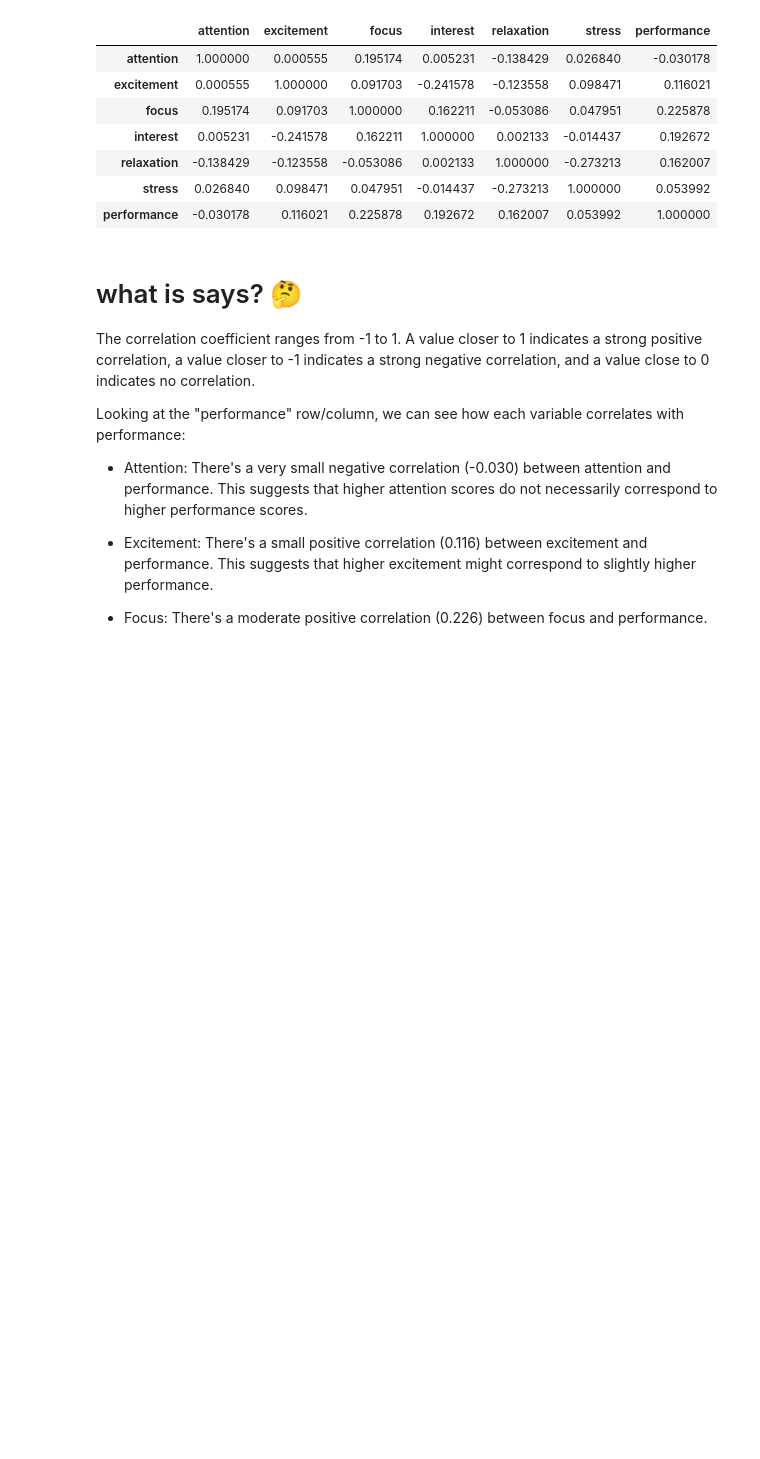
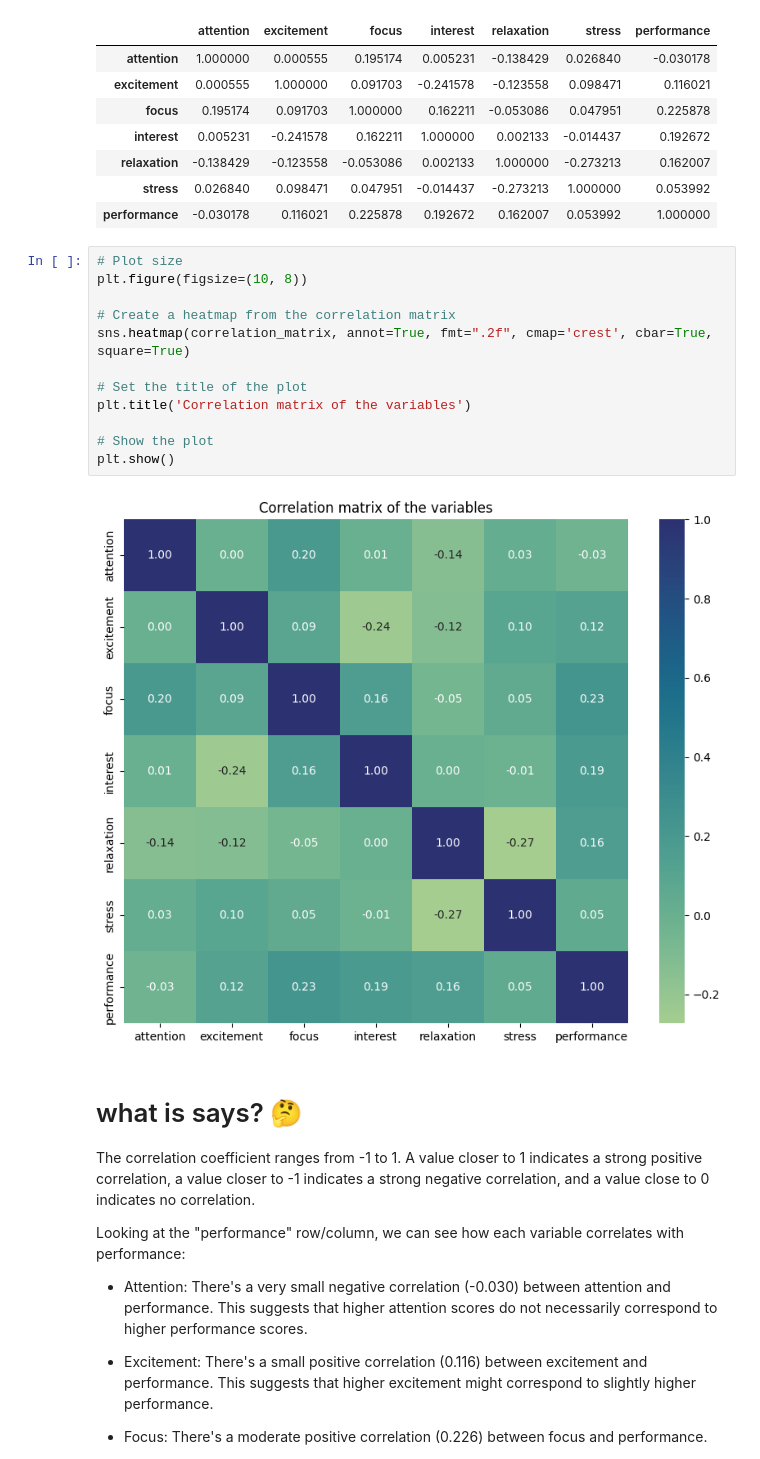
Before and after one commit to Darkandpure/Machine_learning-, a Jupyter notebook: Analysis_nema.ipynb, the cells around one changed output. Saved outputs shown, nothing was run; the diff lists cells and outputs as text; blank space fills up the shorter version.

```diff
--- a/Analysis_nema.ipynb
+++ b/Analysis_nema.ipynb
@@ -69,6 +69,20 @@ correlation_matrix
 | relaxation | -0.138429 | -0.123558 | -0.053086 | 0.002133 | 1.000000 | -0.273213 | 0.162007 |
 | stress | 0.026840 | 0.098471 | 0.047951 | -0.014437 | -0.273213 | 1.000000 | 0.053992 |
 | performance | -0.030178 | 0.116021 | 0.225878 | 0.192672 | 0.162007 | 0.053992 | 1.000000 |
+# %%
+# Plot size
+plt.figure(figsize=(10, 8))
+
+# Create a heatmap from the correlation matrix
+sns.heatmap(correlation_matrix, annot=True, fmt=".2f", cmap='crest', cbar=True, square=True)
+
+# Set the title of the plot
+plt.title('Correlation matrix of the variables')
+
+# Show the plot
+plt.show()
+# %% [output]
+[figure, added]
 # %% [markdown]
 # what is says? 🤔
 The correlation coefficient ranges from -1 to 1. A value closer to 1 indicates a strong positive correlation, a value closer to -1 indicates a strong negative correlation, and a value close to 0 indicates no correlation.
```
